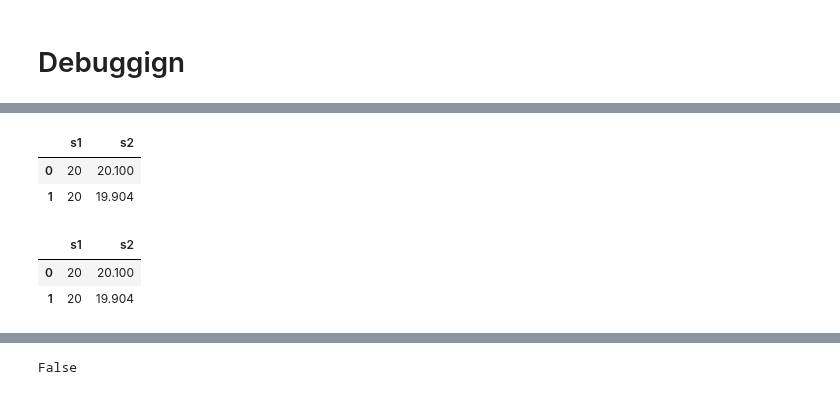
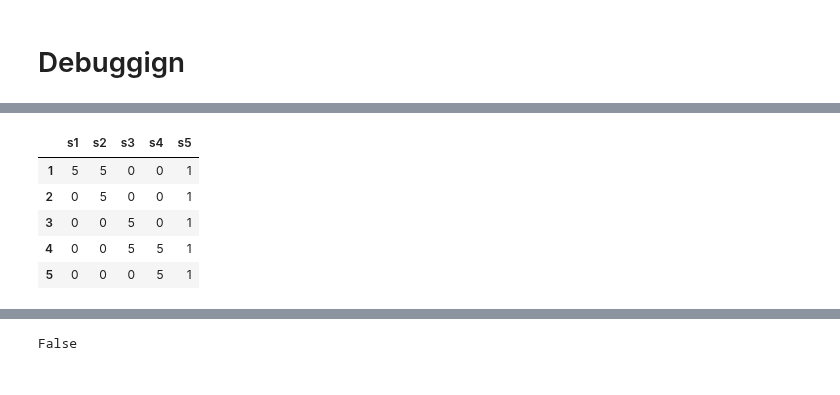
Before and after one commit to aaron-sandoval/generative_social_choice, a Jupyter notebook: generative_social_choice/plots/analyze_voting_algorithm_axiom_results.ipynb, the cells around one changed output, grey strips where cells are left out. Cells and saved outputs as stored; diff of their text form; code cells hidden in the pictures.

```diff
--- a/generative_social_choice/plots/analyze_voting_algorithm_axiom_results.ipynb
+++ b/generative_social_choice/plots/analyze_voting_algorithm_axiom_results.ipynb
@@ -173,44 +169,41 @@ df1
-# %%
-case = rated_vote_cases["Ex NRU1"]
-case.rated_votes
-# %% [output]
-|  | s1 | s2 |
-| 0 | 20 | 20.100 |
-| 1 | 20 | 19.904 |
 # %%
 # case = rated_vote_cases["Ex 1.1 modified"]
 from generative_social_choice.slates.voting_algorithms import RatedVoteCase
 from generative_social_choice.slates.voting_utils import (
     CellWiseAugmentation, CandidateWiseAugmentation, VoterAndCellWiseAugmentation)
 
 
 # case = rated_vote_cases["Ex A.1"]
-case = rated_vote_cases["Ex NRU1"]
+# case = rated_vote_cases["Ex NRU1"]
+case = rated_vote_cases["Ex 4.3"]
 
 # case = RatedVoteCase(
 #     name="Ex BIG",
 #     rated_votes=case.rated_votes,
 #     slate_size=case.slate_size,
 #     noise_augmentation_methods = {
 #                 CellWiseAugmentation(): 40,
 #                 CandidateWiseAugmentation(): 100,
 #                 VoterAndCellWiseAugmentation(): 100
 #             }
 # )
 # case = rated_vote_cases["Ex 4.3"]
 # case = rated_vote_cases["Simple 3"]
 # axiom = CoverageAxiom()
 # axiom = HappiestParetoAxiom()
 # axiom = IndividualParetoAxiom()
 # axiom = MinimumAndTotalUtilityParetoAxiom()
 axiom = NonRadicalTotalUtilityAxiom()
 # axiom = NonRadicalMinUtilityAxiom()
 
 case.rated_votes.tail()
 # %% [output]
-|  | s1 | s2 |
-| 0 | 20 | 20.100 |
-| 1 | 20 | 19.904 |
+|  | s1 | s2 | s3 | s4 | s5 |
+| 1 | 5 | 5 | 0 | 0 | 1 |
+| 2 | 0 | 5 | 0 | 0 | 1 |
+| 3 | 0 | 0 | 5 | 0 | 1 |
+| 4 | 0 | 0 | 5 | 5 | 1 |
+| 5 | 0 | 0 | 0 | 5 | 1 |
 # %%
 alg.name
 # %% [output]
```
Also changed, not shown: parts of 22 cells of this notebook, 2 other files.
